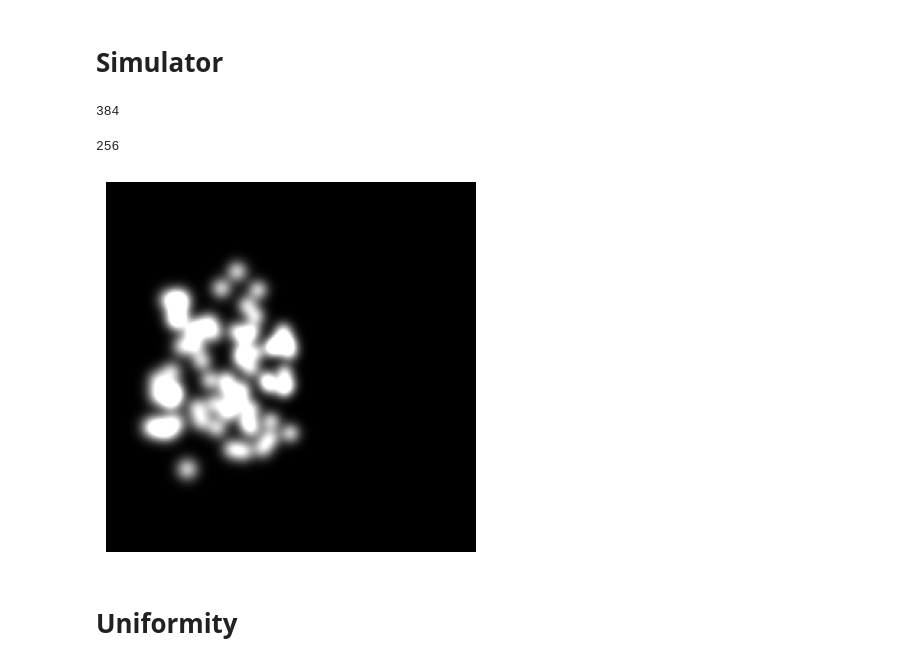
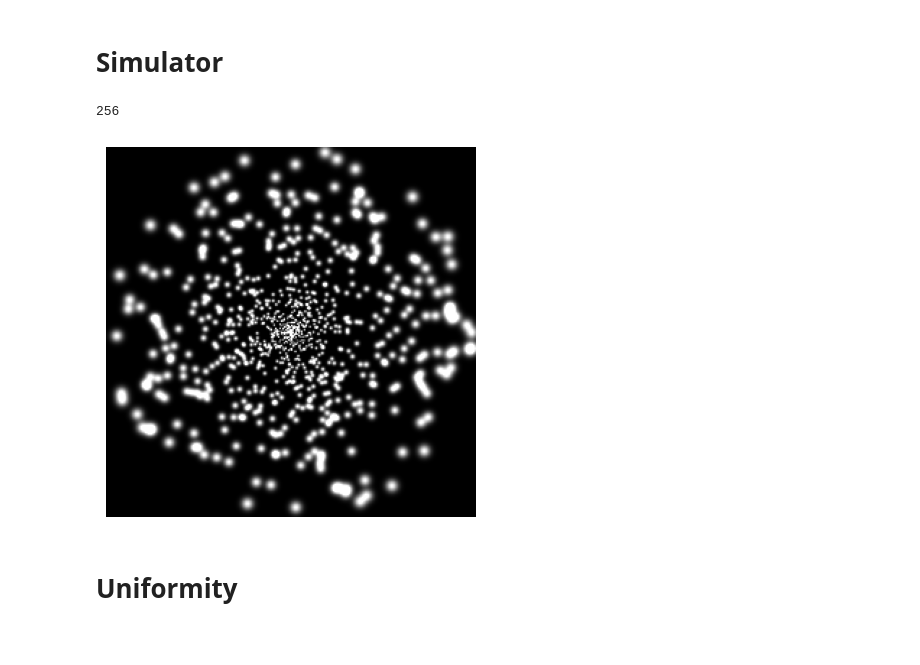
Before and after one commit to MichelleAppel/SCAPE, a Jupyter notebook: notebooks/gaze_demo.ipynb, the cells around one changed output. Drawn from its saved outputs; the diff is of its cells as text; code cells hidden in the pictures.

```diff
--- a/notebooks/gaze_demo.ipynb
+++ b/notebooks/gaze_demo.ipynb
@@ -125,10 +122,6 @@ Frame 50: Gaze Point (0.57, 0.56), Gaze Type: 1
 [figure]
 # %% [markdown]
 # Simulator
-# %%
-crop_size
-# %% [output]
-384
 # %%
 # Define the frame resolution and crop size
 camera_fov = 40 # Camera field of view in degrees, this is an estimate, i can't find online what the actual fov is
@@ -141,44 +134,44 @@ print(crop_size)
 # Load the simulator configuration file (and adjust to preferences).
 params = utils.load_params('../config/params.yaml')
 params['run']['resolution'] = [crop_size, crop_size]
-params['run']['view_angle'] = 0.5
+params['run']['view_angle'] = 16
 
 # Get phosphene coordinates...
 # n_phosphenes = 1024
 # phosphene_coords = cortex_models.get_visual_field_coordinates_probabilistically(params, n_phosphenes)
 
 # open from pickle file:
-# path = '../electrode_schemes/defaultcoordinatemap_1024.pickle' # view_angle = 8
+path = '../electrode_schemes/defaultcoordinatemap_1024.pickle' # view_angle = 16
 # path = '../electrode_schemes/4utaharrays.pickle' # view_angle = 16
-path = '../electrode_schemes/1utaharray.pickle' # view_angle = 0.5
+# path = '../electrode_schemes/1utaharray.pickle' # view_angle = 0.5
 # path = '../electrode_schemes/neuralink.pickle' # view_angle = 25
 # path = '../electrode_schemes/utahRFs.pickle' # view_angle = 6
 
 with open(path, 'rb') as f:
     phosphene_coords = pickle.load(f)
 
 n_phosphenes = len(phosphene_coords)
 
 # Initialize simulator
 simulator = PhospheneSimulator(params, phosphene_coords)
 
 # Stimulation amplitude
-amplitude = params['sampling']['stimulus_scale']/3 # Ampère (160 µA)
+amplitude = params['sampling']['stimulus_scale'] # Ampère (160 µA)
 
 # Stimulation vector
 stim = amplitude * torch.ones(n_phosphenes).cuda() # (All electrodes are activated)
 
 # Reset and call the simulator
 simulator.reset()
 phosphenes = simulator(stim)
 
 # Show the phosphene image
 plt.imshow(phosphenes.cpu()[0], cmap='gray')
 plt.axis('off')
 plt.show()
 # %% [output]
 256
-[figure, old version]
+[figure, new version]
 # %% [markdown]
 # Uniformity
 # %%
```
Also changed, not shown: parts of 7 cells of this notebook, 12 other files.
